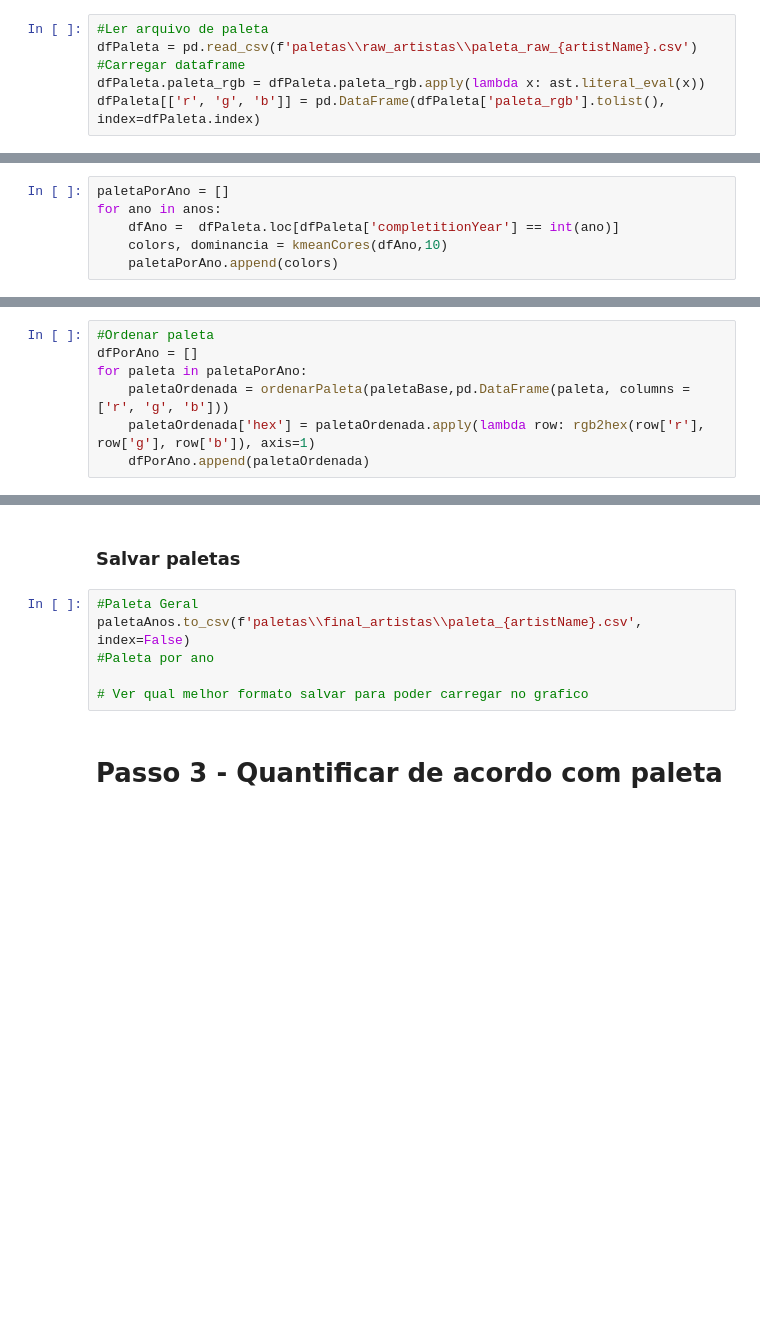
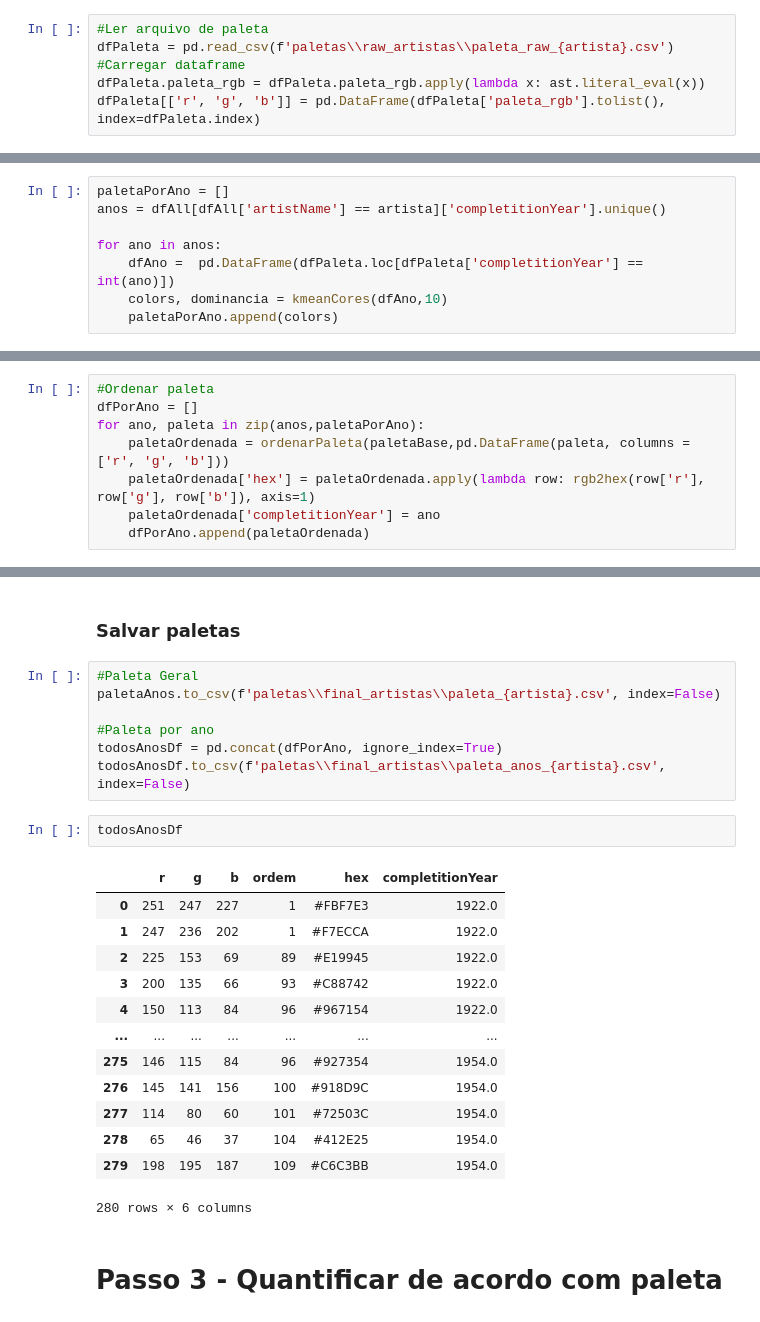
Before and after one commit to lucascouri2/residencia-vizart, a Jupyter notebook: extrator_paleta.ipynb, the cells around one changed output, grey strips where cells are left out. Drawn from its saved outputs; the diff is of its cells as text; blank space fills up the shorter version.

```diff
--- a/extrator_paleta.ipynb
+++ b/extrator_paleta.ipynb
@@ -141,7 +144,7 @@ df.to_csv(f'paletas\\raw_artistas\\paleta_raw_{artistName}.csv', index=False)
 - Paleta por ano
 # %%
 #Ler arquivo de paleta
-dfPaleta = pd.read_csv(f'paletas\\raw_artistas\\paleta_raw_{artistName}.csv')
+dfPaleta = pd.read_csv(f'paletas\\raw_artistas\\paleta_raw_{artista}.csv')
 #Carregar dataframe
 dfPaleta.paleta_rgb = dfPaleta.paleta_rgb.apply(lambda x: ast.literal_eval(x))
 dfPaleta[['r', 'g', 'b']] = pd.DataFrame(dfPaleta['paleta_rgb'].tolist(), index=dfPaleta.index)
@@ -210,6 +193,8 @@ dfPaleta.loc[dfPaleta['completitionYear'] == 1904]
 # %%
 paletaPorAno = []
+anos = dfAll[dfAll['artistName'] == artista]['completitionYear'].unique()
+
 for ano in anos:
-    dfAno =  dfPaleta.loc[dfPaleta['completitionYear'] == int(ano)]
+    dfAno =  pd.DataFrame(dfPaleta.loc[dfPaleta['completitionYear'] == int(ano)])
     colors, dominancia = kmeanCores(dfAno,10)
     paletaPorAno.append(colors)
@@ -344,9 +201,10 @@ See the caveats in the documentation: https://pandas.pydata.org/pandas-docs/stab
 # %%
 #Ordenar paleta
 dfPorAno = []
-for paleta in paletaPorAno:
+for ano, paleta in zip(anos,paletaPorAno):
     paletaOrdenada = ordenarPaleta(paletaBase,pd.DataFrame(paleta, columns = ['r', 'g', 'b']))
     paletaOrdenada['hex'] = paletaOrdenada.apply(lambda row: rgb2hex(row['r'], row['g'], row['b']), axis=1)
+    paletaOrdenada['completitionYear'] = ano
     dfPorAno.append(paletaOrdenada)
 # %%
 # Comentar para evitar quebra o código
@@ -359,10 +217,27 @@ for paleta in paletaPorAno:
 ### Salvar paletas
 # %%
 #Paleta Geral
-paletaAnos.to_csv(f'paletas\\final_artistas\\paleta_{artistName}.csv', index=False)
+paletaAnos.to_csv(f'paletas\\final_artistas\\paleta_{artista}.csv', index=False)
+
 #Paleta por ano
-
-# Ver qual melhor formato salvar para poder carregar no grafico
+todosAnosDf = pd.concat(dfPorAno, ignore_index=True)
+todosAnosDf.to_csv(f'paletas\\final_artistas\\paleta_anos_{artista}.csv', index=False)
+# %%
+todosAnosDf
+# %% [output]
+|  | r | g | b | ordem | hex | completitionYear |
+| 0 | 251 | 247 | 227 | 1 | #FBF7E3 | 1922.0 |
+| 1 | 247 | 236 | 202 | 1 | #F7ECCA | 1922.0 |
+| 2 | 225 | 153 | 69 | 89 | #E19945 | 1922.0 |
+| 3 | 200 | 135 | 66 | 93 | #C88742 | 1922.0 |
+| 4 | 150 | 113 | 84 | 96 | #967154 | 1922.0 |
+| ... | ... | ... | ... | ... | ... | ... |
+| 275 | 146 | 115 | 84 | 96 | #927354 | 1954.0 |
+| 276 | 145 | 141 | 156 | 100 | #918D9C | 1954.0 |
+| 277 | 114 | 80 | 60 | 101 | #72503C | 1954.0 |
+| 278 | 65 | 46 | 37 | 104 | #412E25 | 1954.0 |
+| 279 | 198 | 195 | 187 | 109 | #C6C3BB | 1954.0 |
+280 rows × 6 columns
 # %% [markdown]
 # Passo 3 - Quantificar de acordo com paleta
 # %% [markdown]
```
Also changed, not shown: parts of 16 cells of this notebook.
